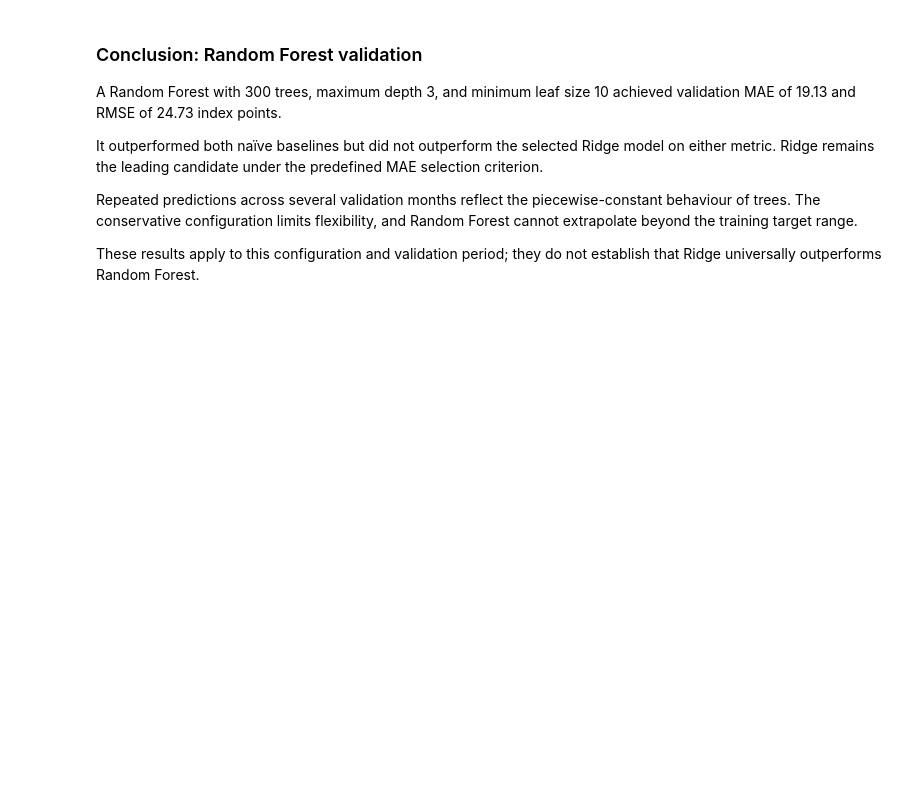
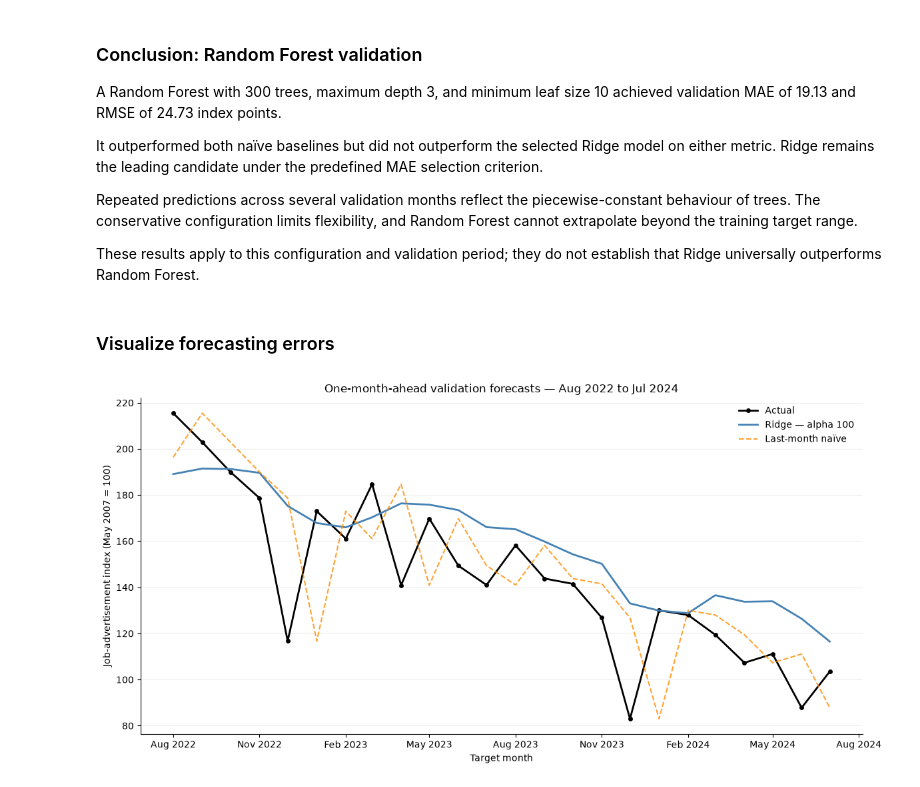
Before and after one commit to kamalpreetsinghh/nz-job-market-data-analysis, a Jupyter notebook: notebooks/06_monthly_forecasting.ipynb, the cells around one changed output. Cells and saved outputs as stored; diff of their text form; code cells hidden in the pictures; blank space fills up the shorter version.

Commit message:
Diagnose validation forecast errors and visualize predictions

```diff
--- a/notebooks/06_monthly_forecasting.ipynb
+++ b/notebooks/06_monthly_forecasting.ipynb
@@ -729,3 +729,65 @@ training target range.
 
 These results apply to this configuration and validation period;
 they do not establish that Ridge universally outperforms Random Forest.
+# %% [markdown]
+### Visualize forecasting errors
+# %%
+validation_plot_data = pd.DataFrame({
+    "Actual": y_validation,
+    "Ridge": best_ridge_predictions,
+    "Last-month naïve": validation_baselines["last_month_naive"]
+})
+
+assert validation_plot_data.index.equals(y_validation.index)
+assert validation_plot_data.notna().all().all()
+# %%
+import matplotlib.pyplot as plt
+import matplotlib.dates as mdates
+
+fig_validation, ax_validation = plt.subplots(figsize=(12, 6))
+
+ax_validation.plot(
+    validation_plot_data.index,
+    validation_plot_data["Actual"],
+    label="Actual",
+    color="black",
+    linewidth=2,
+    marker="o",
+    markersize=4
+)
+
+ax_validation.plot(
+    validation_plot_data.index,
+    validation_plot_data["Ridge"],
+    label="Ridge — alpha 100",
+    color="steelblue",
+    linewidth=2
+)
+
+ax_validation.plot(
+    validation_plot_data.index,
+    validation_plot_data["Last-month naïve"],
+    label="Last-month naïve",
+    color="darkorange",
+    linestyle="--",
+    alpha=0.8
+)
+
+ax_validation.set_title(
+    "One-month-ahead validation forecasts — Aug 2022 to Jul 2024"
+)
+ax_validation.set_ylabel("Job-advertisement index (May 2007 = 100)")
+ax_validation.set_xlabel("Target month")
+
+ax_validation.xaxis.set_major_locator(mdates.MonthLocator(interval=3))
+ax_validation.xaxis.set_major_formatter(mdates.DateFormatter("%b %Y"))
+
+ax_validation.legend(frameon=False)
+ax_validation.grid(axis="y", alpha=0.2)
+ax_validation.spines["top"].set_visible(False)
+ax_validation.spines["right"].set_visible(False)
+
+fig_validation.tight_layout()
+plt.show()
+# %% [output]
+[figure, added]
```
Also changed, not shown: parts of 4 cells of this notebook, 2 other files.
